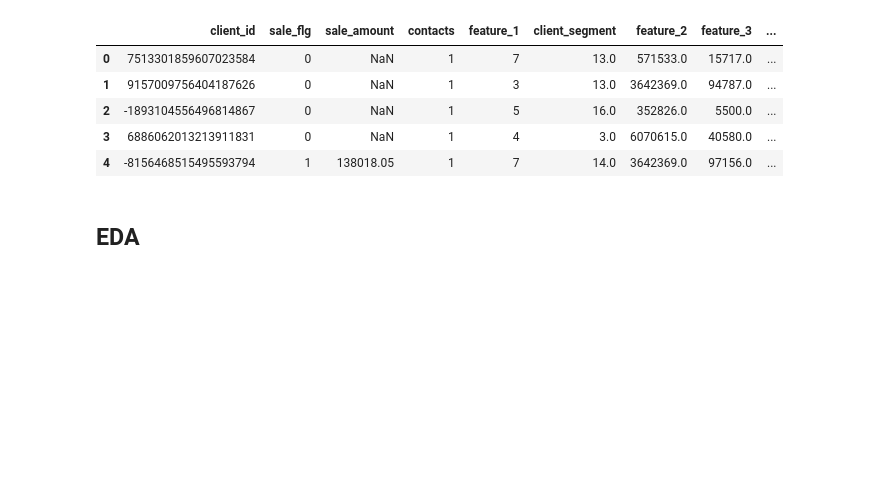
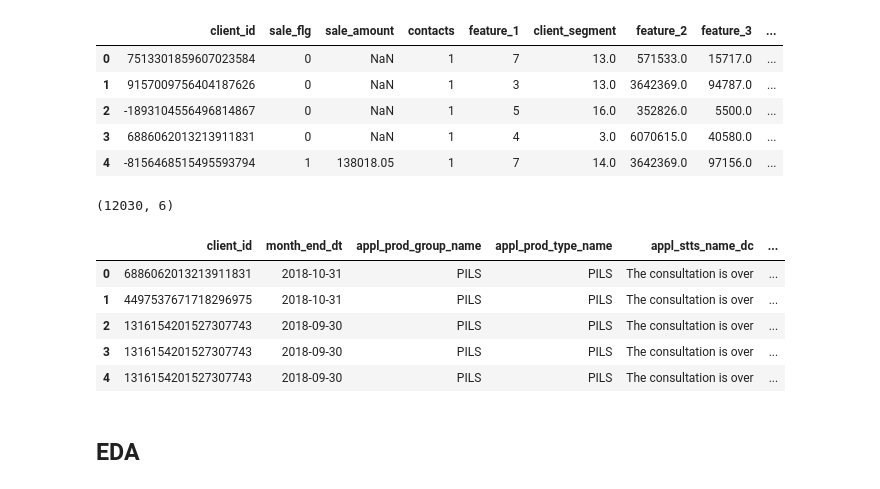
Before and after one commit to artkulak/idao-2021-finals, a Jupyter notebook: EDA.ipynb, the cells around one changed output. Cells and saved outputs as stored; diff of their text form; code cells hidden in the pictures; blank space fills up the shorter version.

```diff
--- a/EDA.ipynb
+++ b/EDA.ipynb
@@ -18,4 +18,5 @@ deals = pd.read_csv(INPUT_PATH / 'deals.csv')
 dict_merchant_category_code = pd.read_csv(INPUT_PATH / 'dict_mcc.csv')
 payments = pd.read_csv(INPUT_PATH / 'payments.csv')
 funnel = pd.read_csv(INPUT_PATH / 'funnel.csv')
+appl = pd.read_csv(INPUT_PATH / 'appl.csv')
 # %% [output]
@@ -130,5 +132,17 @@ funnel.head()
 | 2 | -1893104556496814867 | 0 | NaN | 1 | 5 | 16.0 | 352826.0 | 5500.0 | ... |
 | 3 | 6886062013213911831 | 0 | NaN | 1 | 4 | 3.0 | 6070615.0 | 40580.0 | ... |
 | 4 | -8156468515495593794 | 1 | 138018.05 | 1 | 7 | 14.0 | 3642369.0 | 97156.0 | ... |
+# %%
+# no info about this file was provided yet
+print(appl.shape)
+appl.head()
+# %% [output]
+(12030, 6)
+|  | client_id | month_end_dt | appl_prod_group_name | appl_prod_type_name | appl_stts_name_dc | ... |
+| 0 | 6886062013213911831 | 2018-10-31 | PILS | PILS | The consultation is over | ... |
+| 1 | 4497537671718296975 | 2018-10-31 | PILS | PILS | The consultation is over | ... |
+| 2 | 1316154201527307743 | 2018-09-30 | PILS | PILS | The consultation is over | ... |
+| 3 | 1316154201527307743 | 2018-09-30 | PILS | PILS | The consultation is over | ... |
+| 4 | 1316154201527307743 | 2018-09-30 | PILS | PILS | The consultation is over | ... |
 # %% [markdown]
 ## EDA
```
Also changed, not shown: parts of 1 cell of this notebook, 9 other files.
